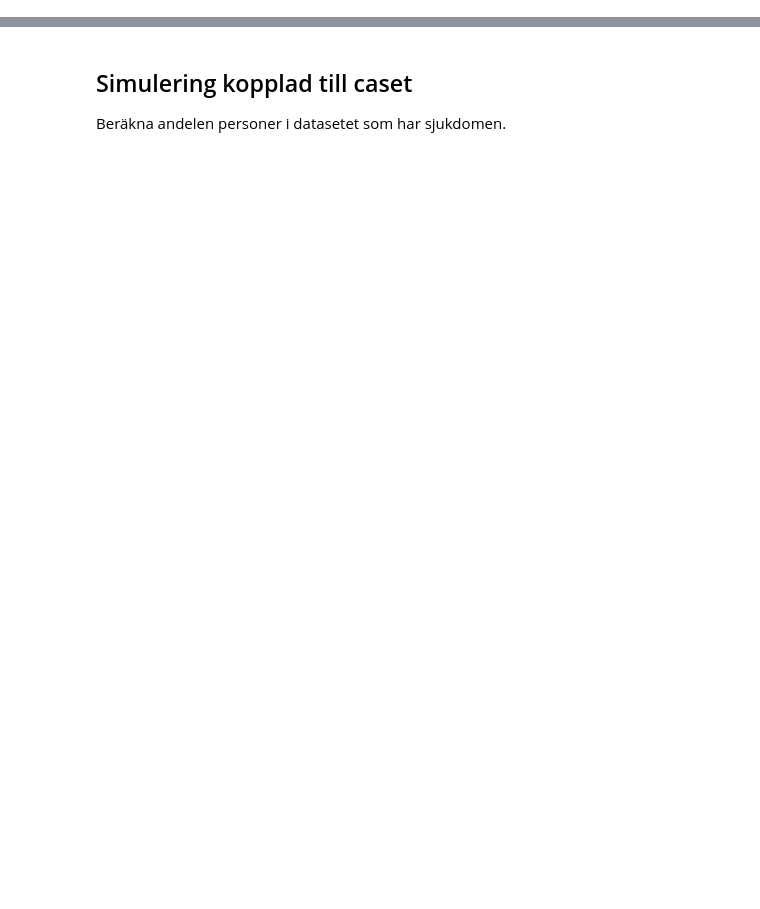
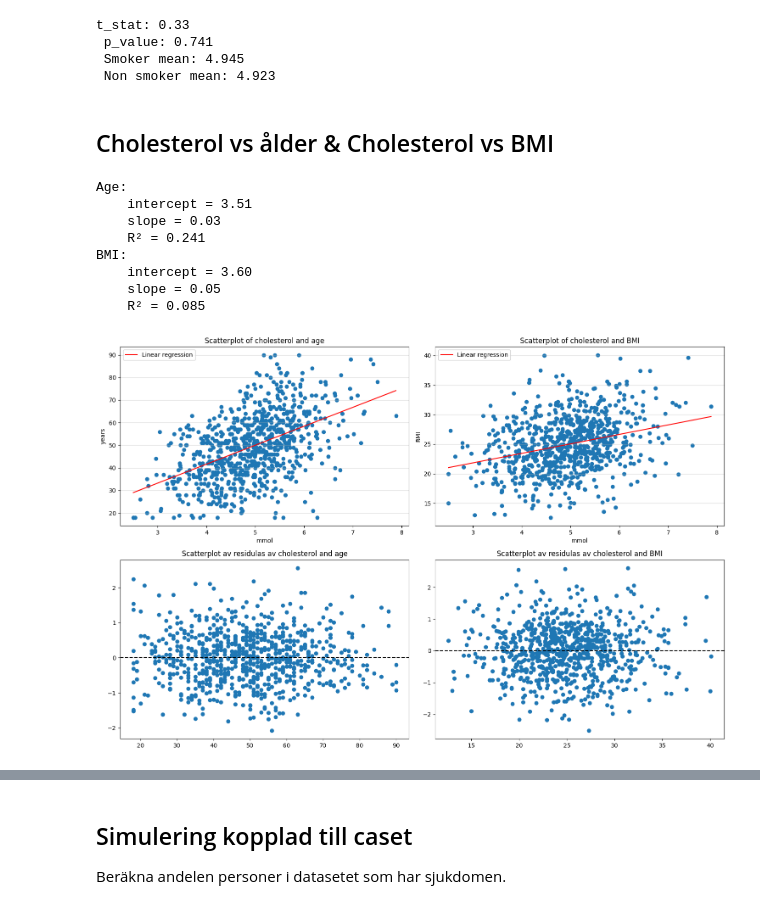
Before and after one commit to axelwarenfalk-hash/inlamningsuppgift-1, a Jupyter notebook: analytics.ipynb, the cells around one changed output, grey strips where cells are left out. Saved outputs shown, nothing was run; the diff lists cells and outputs as text; code cells hidden in the pictures; blank space fills up the shorter version.

```diff
--- a/analytics.ipynb
+++ b/analytics.ipynb
@@ -116,0 +216,62 @@ plt.show()
+# %%
+# T-test
+smokers = df[df['smoker'] == 'Yes']['cholesterol']
+non_smokers = df[df['smoker'] == 'No']['cholesterol']
+t_stat, p_value = stats.ttest_ind(smokers, non_smokers, equal_var=False)
+
+print(
+    f't_stat: {t_stat.round(3)} \n',
+    f'p_value: {p_value.round(3)} \n',
+    f'Smoker mean: {smokers.mean().round(3)} \n',
+    f'Non smoker mean: {non_smokers.mean().round(3)}'
+)
+# %% [output]
+t_stat: 0.33
+ p_value: 0.741
+ Smoker mean: 4.945
+ Non smoker mean: 4.923
+# %% [markdown]
+## Cholesterol vs ålder & Cholesterol vs BMI
+# %%
+fig, axes = plt.subplots(2,2, figsize=(15,10))
+
+# Scatter med regression
+cholesterol_vis.scatter22(age_vis, axes[0, 0], linear=True)
+cholesterol_vis.scatter22(bmi_vis, axes[0, 1], linear=True)
+
+# Beräkna residualer
+intercept_age, slope_age, r2_age, residuals_age = HealthAnalyzer.linear_regression(df['age'], df['cholesterol'])
+intercept_bmi, slope_bmi, r2_bmi, residuals_bmi = HealthAnalyzer.linear_regression(df['BMI'], df['cholesterol'])
+
+# Plotta residualer, det blev fel och krångligt att fixa att köra residualerna via scatter22 då de är en numpy arrray.
+axes[1,0].scatter(df['age'], residuals_age)
+axes[1,0].axhline(0, color='black', linestyle='--')
+axes[1,0].set_title('Scatterplot av residulas av cholesterol and age')
+axes[1,1].scatter(df['BMI'], residuals_bmi)
+axes[1,1].axhline(0, color='black', linestyle='--')
+axes[1,1].set_title('Scatterplot av residulas av cholesterol and BMI')
+
+print(f"""
+Age:
+    intercept = {intercept_age:.2f}
+    slope = {slope_age:.2f}
+    R² = {r2_age:.3f}
+BMI:
+    intercept = {intercept_bmi:.2f}
+    slope = {slope_bmi:.2f}
+    R² = {r2_bmi:.3f}
+""")
+
+
+plt.tight_layout()
+plt.show()
+# %% [output]
+Age:
+    intercept = 3.51
+    slope = 0.03
+    R² = 0.241
+BMI:
+    intercept = 3.60
+    slope = 0.05
+    R² = 0.085
+[figure, added]
```
Also changed, not shown: parts of 39 cells of this notebook, 3 other files.
